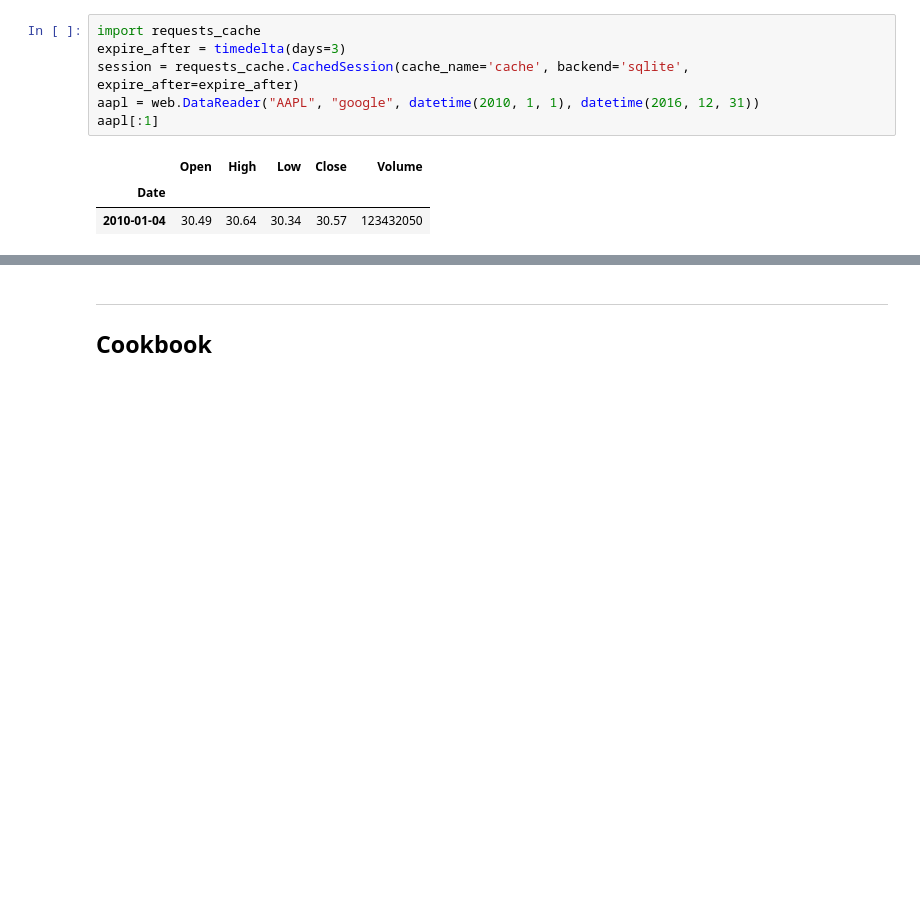
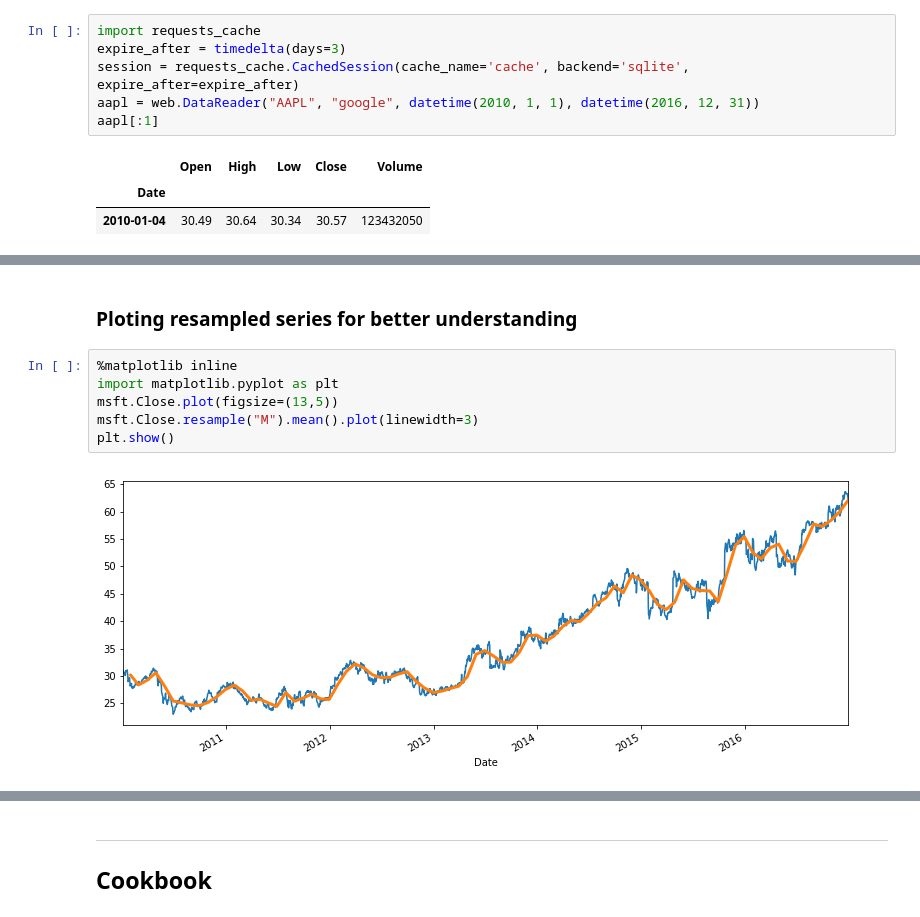
Before and after one commit to luisbelloch/pandas_notebooks, a Jupyter notebook: 01_getting_started.ipynb, the cells around one changed output, grey strips where cells are left out. Drawn from its saved outputs; the diff is of its cells as text; blank space fills up the shorter version.

Commit message:
Time-series operations

```diff
--- a/01_getting_started.ipynb
+++ b/01_getting_started.ipynb
@@ -198,0 +264,10 @@ aapl[:1]
+# %% [markdown]
+### Ploting resampled series for better understanding
+# %%
+%matplotlib inline
+import matplotlib.pyplot as plt
+msft.Close.plot(figsize=(13,5))
+msft.Close.resample("M").mean().plot(linewidth=3)
+plt.show()
+# %% [output]
+[figure, added]
```
Also changed, not shown: parts of 21 cells of this notebook.
